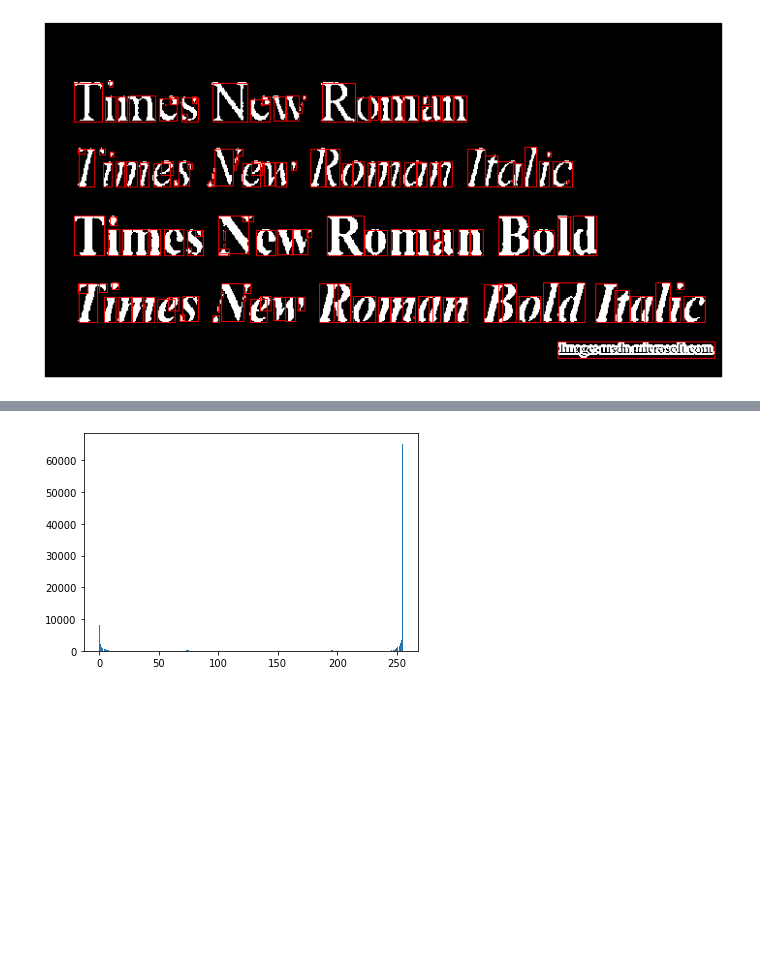
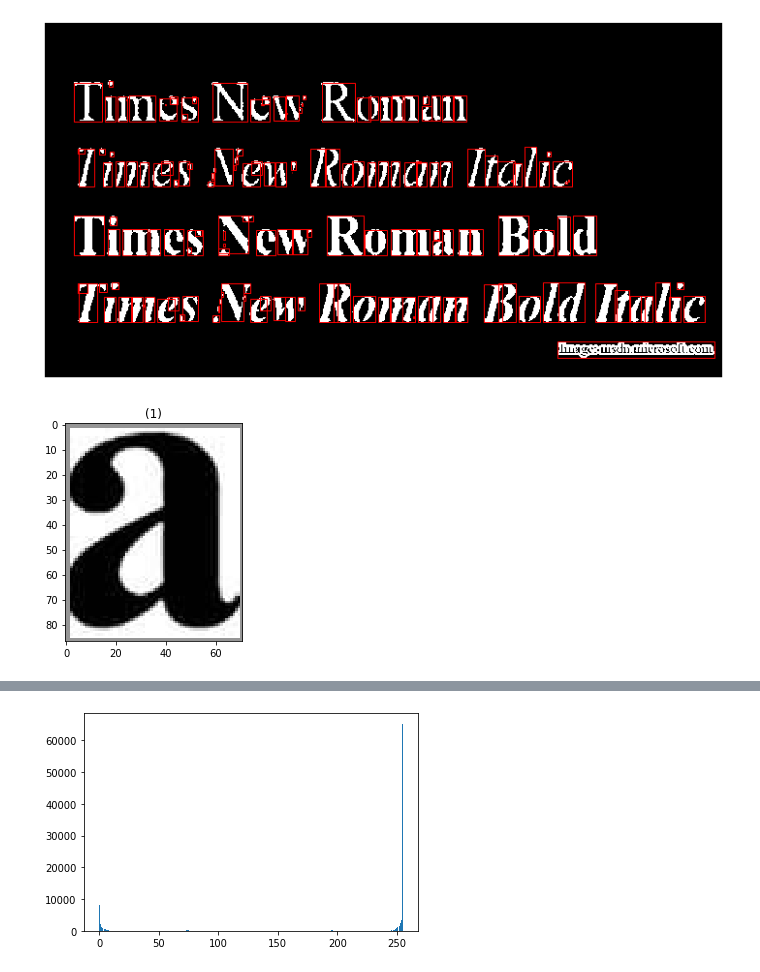
Before and after one commit to WaelAshraf/Image.TextScanner, a Jupyter notebook: Text_Detection_image.ipynb, the cells around one changed output, grey strips where cells are left out. Drawn from its saved outputs; the diff is of its cells as text; code cells hidden in the pictures; blank space fills up the shorter version.

```diff
--- a/Text_Detection_image.ipynb
+++ b/Text_Detection_image.ipynb
@@ -258,3 +302,12 @@ readletters()
+# %%
+#readletters() #get letters with histogram in dictionary
+fill_dict_images() #get letters with image in dictionary
+#print(alphabetics_dict)
+
+show_images([alphabetics_dict['A']])
+#print(alphabetics_dict)
+# %% [output]
+[figure, added]
 # %%
 def Main():
     image=read_image('images1.jpg')
```
Also changed, not shown: parts of 7 cells of this notebook.
